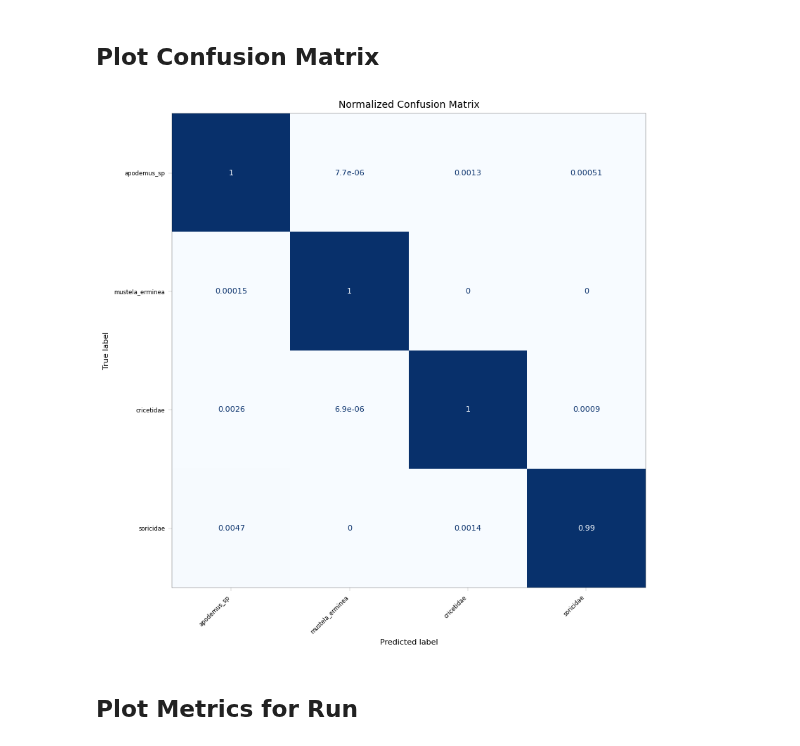
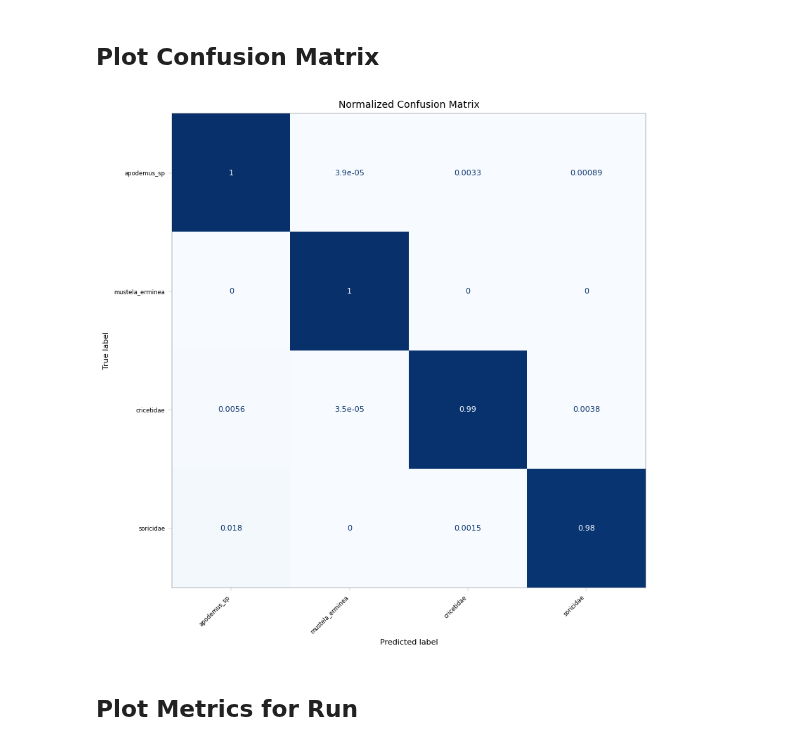
Before and after one commit to juliankraft/BachelorThesis, a Jupyter notebook: code/eval/analyze_results.ipynb, the cells around one changed output. Cells and saved outputs as stored; diff of their text form; code cells hidden in the pictures.

```diff
--- a/code/eval/analyze_results.ipynb
+++ b/code/eval/analyze_results.ipynb
@@ -65,23 +65,24 @@ figures = run.show_all_bboxes_for_image(
 # %%
 labels = list(run.info['output']['label_decoder'].values())
 
 cm = run.calculate_metrics(
     'confusion_matrix',
+    set_selection='test',
     labels=[0, 1, 2, 3],
     normalize='true'
 )
 
 # 3) Create and plot the display
 disp = ConfusionMatrixDisplay(confusion_matrix=cm,
                               display_labels=labels)
 fig, ax = plt.subplots(figsize=(8, 8))
 disp.plot(ax=ax, cmap='Blues', colorbar=False)
 ax.set_title("Normalized Confusion Matrix")
 plt.xticks(rotation=45, ha='right')
 plt.tight_layout()
 plt.show()
 # %% [output]
-[figure, old version]
+[figure, new version]
 # %% [markdown]
 ## Plot Metrics for Run
 # %%
```
Also changed, not shown: parts of 3 cells of this notebook, 2 other files.
